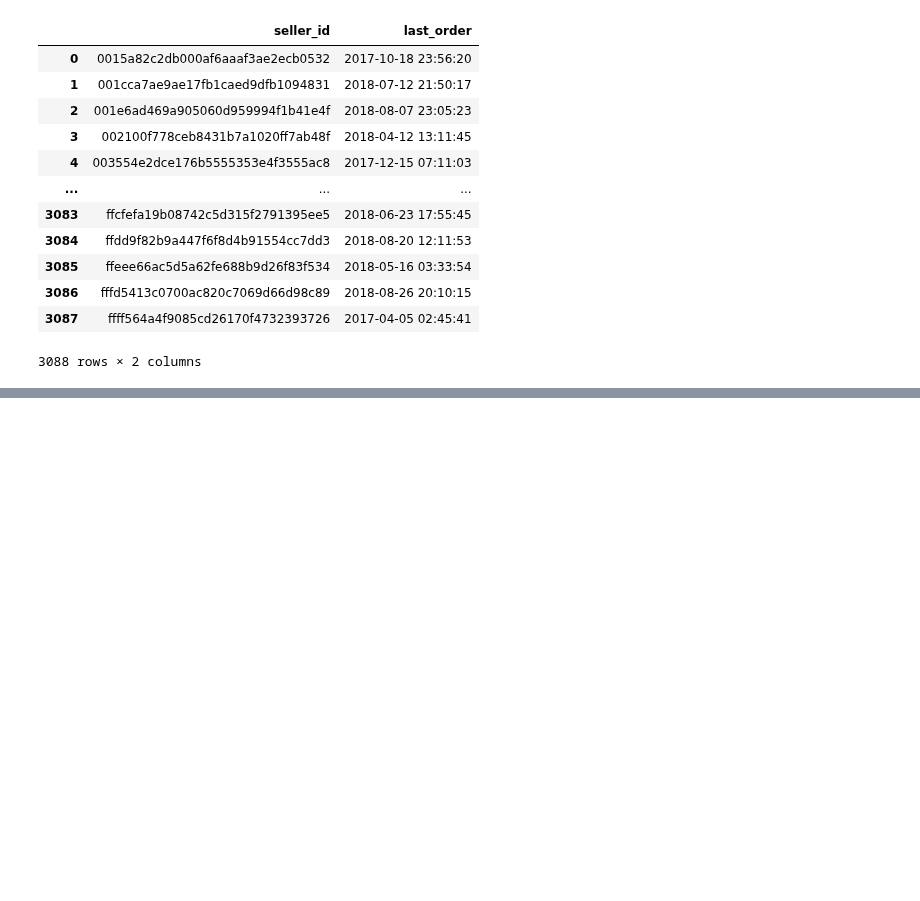
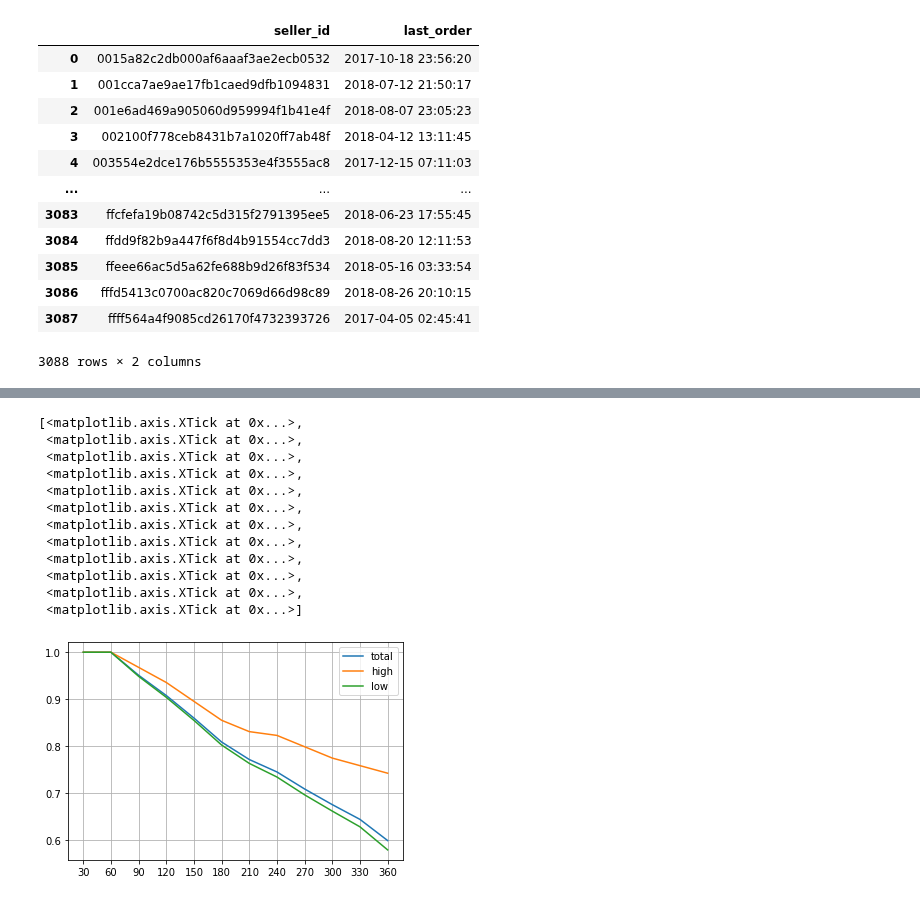
Before and after one commit to cyss93/CP1_team8, a Jupyter notebook: retention2_220630.ipynb, the cells around one changed output, grey strips where cells are left out. Saved outputs shown, nothing was run; the diff lists cells and outputs as text; code cells hidden in the pictures; blank space fills up the shorter version.

```diff
--- a/retention2_220630.ipynb
+++ b/retention2_220630.ipynb
@@ -114,0 +152,30 @@ plt.axis([0, 547 ,0.3,1.0]) # 18개월 표시
+# %%
+days = 365
+interval = 30
+Minimum = 30
+
+df_total = seller_data[seller_data['sale_days']>Minimum]
+df_high = seller_data[(seller_data['mean_profit']>=seller_data['mean_profit'].describe()['75%'])&(seller_data['sale_days']>Minimum)]
+df_low = seller_data[(seller_data['mean_profit']<seller_data['mean_profit'].describe()['75%'])&(seller_data['sale_days']>Minimum)]
+
+plt.plot(retention(df_total,days,interval)[0],retention(df_total,days,interval)[1])
+plt.plot(retention(df_high,days,interval)[0],retention(df_high,days,interval)[1])
+plt.plot(retention(df_low,days,interval)[0],retention(df_low,days,interval)[1])
+plt.legend(['total', 'high', 'low'])
+plt.grid(True)
+ax = plt.subplot()
+ax.set_xticks(retention(seller_data,days,interval)[0])
+# %% [output]
+[<matplotlib.axis.XTick at 0x...>,
+ <matplotlib.axis.XTick at 0x...>,
+ <matplotlib.axis.XTick at 0x...>,
+ <matplotlib.axis.XTick at 0x...>,
+ <matplotlib.axis.XTick at 0x...>,
+ <matplotlib.axis.XTick at 0x...>,
+ <matplotlib.axis.XTick at 0x...>,
+ <matplotlib.axis.XTick at 0x...>,
+ <matplotlib.axis.XTick at 0x...>,
+ <matplotlib.axis.XTick at 0x...>,
+ <matplotlib.axis.XTick at 0x...>,
+ <matplotlib.axis.XTick at 0x...>]
+[figure, added]
```
Also changed, not shown: parts of 9 cells of this notebook.
